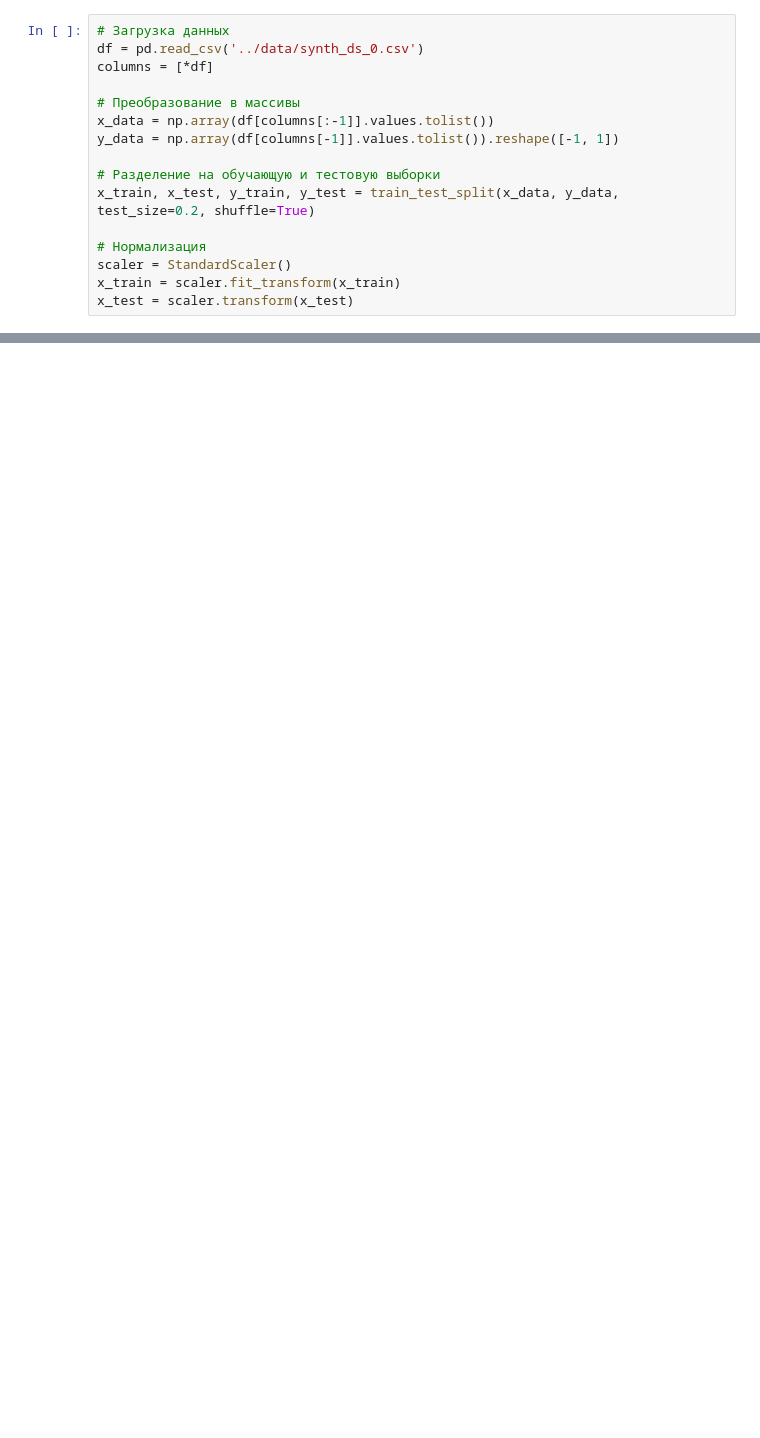
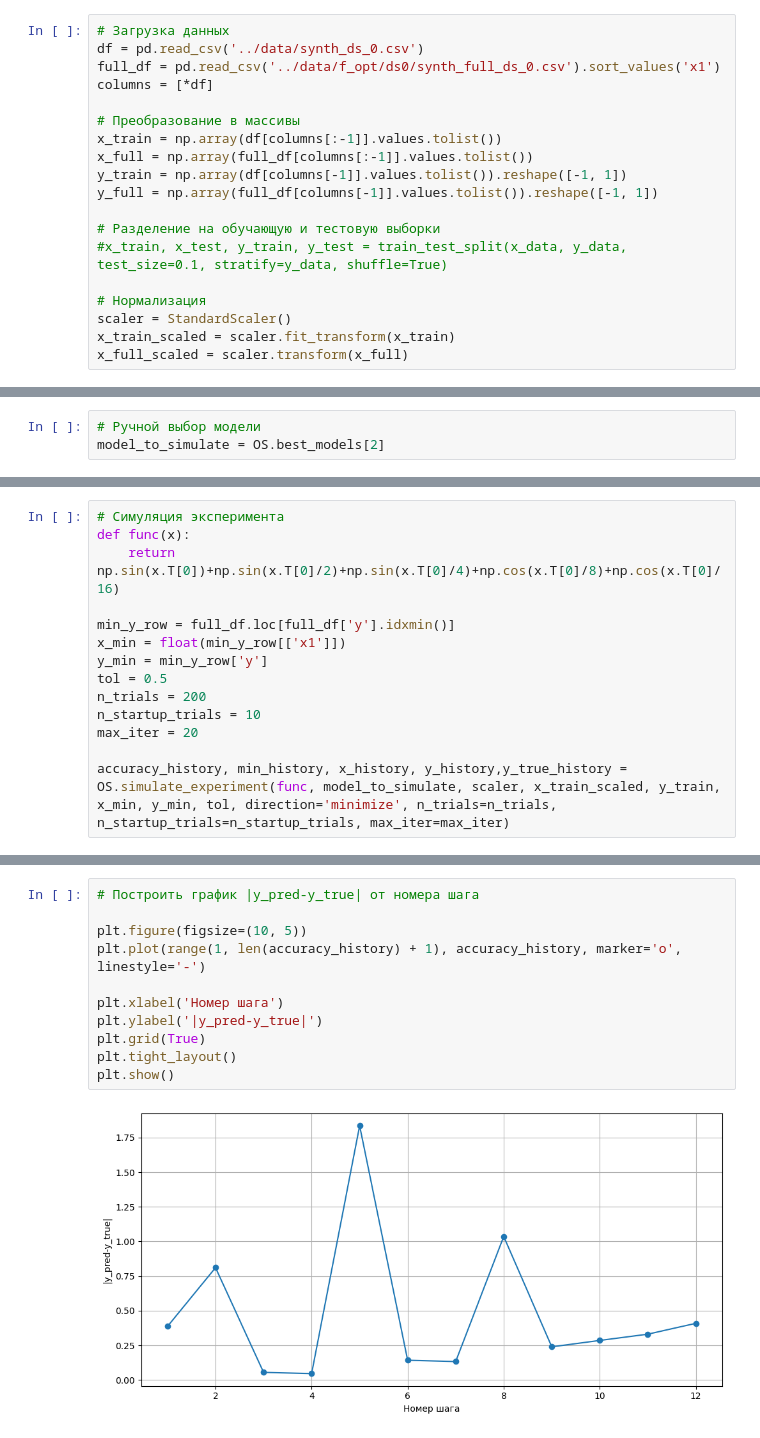
Before and after one commit to KnightKotOR/UW_SM, a Jupyter notebook: src/synth_main.ipynb, the cells around one changed output, grey strips where cells are left out. Saved outputs shown, nothing was run; the diff lists cells and outputs as text; blank space fills up the shorter version.

```diff
--- a/src/synth_main.ipynb
+++ b/src/synth_main.ipynb
@@ -16,18 +12,21 @@ warnings.filterwarnings(action="ignore")
 # %%
 # Загрузка данных
 df = pd.read_csv('../data/synth_ds_0.csv')
+full_df = pd.read_csv('../data/f_opt/ds0/synth_full_ds_0.csv').sort_values('x1')
 columns = [*df]
 
 # Преобразование в массивы
-x_data = np.array(df[columns[:-1]].values.tolist())
-y_data = np.array(df[columns[-1]].values.tolist()).reshape([-1, 1])
+x_train = np.array(df[columns[:-1]].values.tolist())
+x_full = np.array(full_df[columns[:-1]].values.tolist())
+y_train = np.array(df[columns[-1]].values.tolist()).reshape([-1, 1])
+y_full = np.array(full_df[columns[-1]].values.tolist()).reshape([-1, 1])
 
 # Разделение на обучающую и тестовую выборки
-x_train, x_test, y_train, y_test = train_test_split(x_data, y_data, test_size=0.2, shuffle=True)
+#x_train, x_test, y_train, y_test = train_test_split(x_data, y_data, test_size=0.1, stratify=y_data, shuffle=True)
 
 # Нормализация
 scaler = StandardScaler()
-x_train = scaler.fit_transform(x_train)
-x_test = scaler.transform(x_test)
+x_train_scaled = scaler.fit_transform(x_train)
+x_full_scaled = scaler.transform(x_full)
 # %%
 # Классы моделей
@@ -62,0 +134,3 @@ print(results.to_string(), '\n')
+# %%
+# Ручной выбор модели
+model_to_simulate = OS.best_models[2]
@@ -73,0 +145,14 @@ Model CatBoostRegressor found maximum 3.287480958161512 with parameters {'x1': 0
+# %%
+# Симуляция эксперимента
+def func(x):
+	return np.sin(x.T[0])+np.sin(x.T[0]/2)+np.sin(x.T[0]/4)+np.cos(x.T[0]/8)+np.cos(x.T[0]/16)
+
+min_y_row = full_df.loc[full_df['y'].idxmin()]
+x_min = float(min_y_row[['x1']])
+y_min = min_y_row['y']
+tol = 0.5
+n_trials = 200
+n_startup_trials = 10
+max_iter = 20
+
+accuracy_history, min_history, x_history, y_history,y_true_history = OS.simulate_experiment(func, model_to_simulate, scaler, x_train_scaled, y_train, x_min, y_min, tol, direction='minimize', n_trials=n_trials, n_startup_trials=n_startup_trials, max_iter=max_iter)
@@ -73,0 +195,13 @@ Model CatBoostRegressor found maximum 3.287480958161512 with parameters {'x1': 0
+# %%
+# Построить график |y_pred-y_true| от номера шага
+
+plt.figure(figsize=(10, 5))
+plt.plot(range(1, len(accuracy_history) + 1), accuracy_history, marker='o', linestyle='-')
+
+plt.xlabel('Номер шага')
+plt.ylabel('|y_pred-y_true|')
+plt.grid(True)
+plt.tight_layout()
+plt.show()
+# %% [output]
+[figure, added]
```
Also changed, not shown: parts of 15 cells of this notebook, 32 other files.
